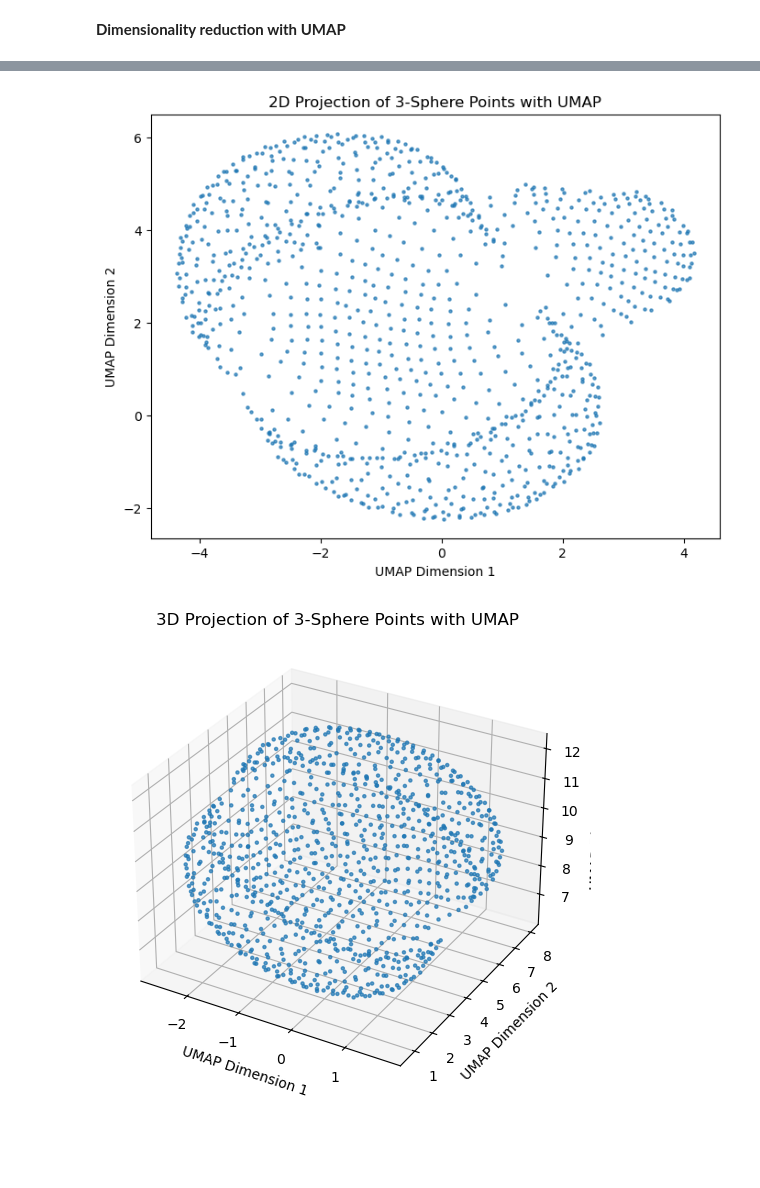
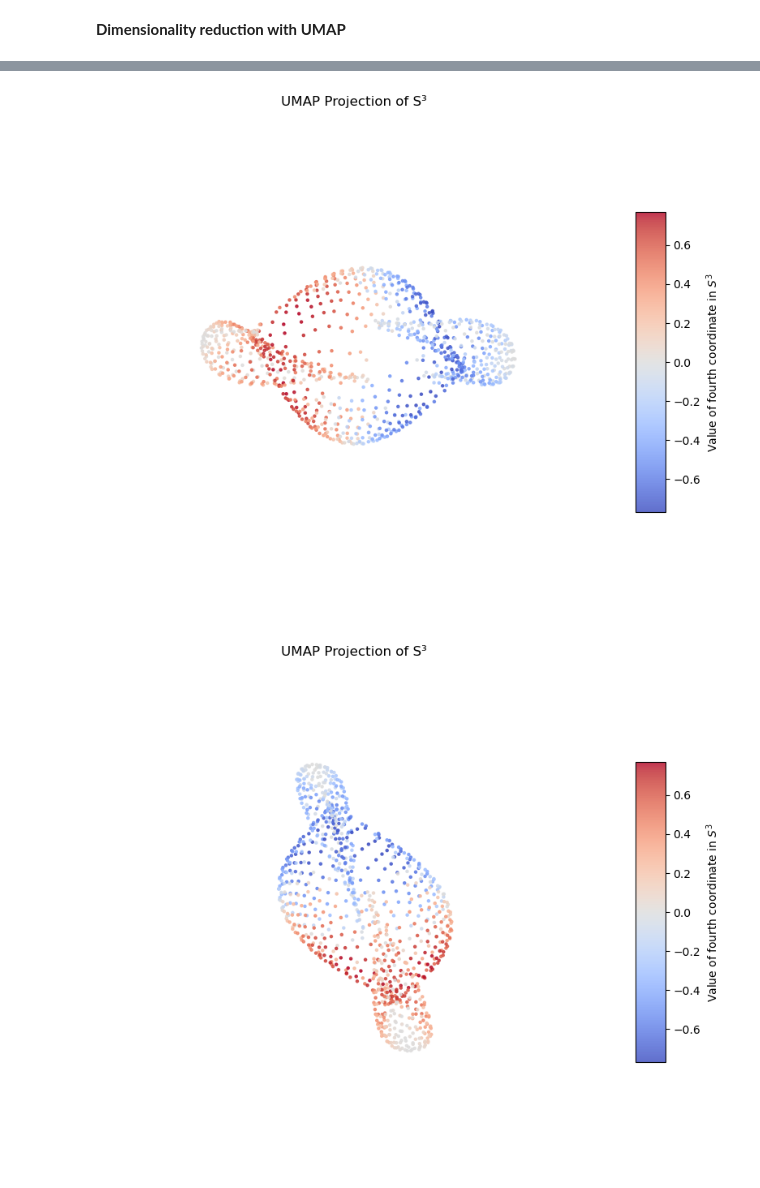
Before and after one commit to laurasaizz/Visualization-S3, a Jupyter notebook: umap3sphere.ipynb, the cells around one changed output, grey strips where cells are left out. Drawn from its saved outputs; the diff is of its cells as text; code cells hidden in the pictures; blank space fills up the shorter version.

```diff
--- a/umap3sphere.ipynb
+++ b/umap3sphere.ipynb
@@ -268,30 +109,16 @@ plt.show()
-# %%
-#large n_neighbors, large min_dist
-fg_embedding_2d = umap.UMAP(
-    n_components = 2, n_neighbors=100, learning_rate=0.5, init="random", min_dist=0.1
-).fit_transform(fibonaccigrid_sampled_points.data)
-
-# Plotting the 2D UMAP result
-plt.figure(figsize=(8, 6))
-plt.scatter(fg_embedding_2d[:, 0], fg_embedding_2d[:, 1], s=5, alpha=0.7)
-plt.xlabel('UMAP Dimension 1')
-plt.ylabel('UMAP Dimension 2')
-plt.title('2D Projection of 3-Sphere Points with UMAP')
-plt.show()
-
-fg_embedding_3d = umap.UMAP(
-    n_components = 3, n_neighbors=100, learning_rate=0.5, init="random", min_dist=0.1
-).fit_transform(fibonaccigrid_sampled_points.data)
-
-#Plotting the 3D UMAP result
-fig = plt.figure(figsize=(8, 6))
-ax = fig.add_subplot(111, projection='3d')
-ax.scatter(fg_embedding_3d[:, 0], fg_embedding_3d[:, 1], fg_embedding_3d[:, 2], s=5, alpha=0.7)
-ax.set_xlabel('UMAP Dimension 1')
-ax.set_ylabel('UMAP Dimension 2')
-ax.set_zlabel('UMAP Dimension 3')
-ax.set_title('3D Projection of 3-Sphere Points with UMAP')
-plt.show()
-# %% [output]
-[figure, removed]
-[figure, removed]
+# %%
+embedding3 = umap.UMAP(
+    n_components = 3, n_neighbors=20, learning_rate=0.5, init="random", min_dist=0.001
+).fit_transform(fibonaccigrid_sampled_points.data)
+
+plot_3d_umap_colored(embedding3, fibonaccigrid_sampled_points)
+# %% [output]
+[figure, added]
+# %%
+embedding4 = umap.UMAP(
+    n_components = 3, n_neighbors=20, learning_rate=0.5, init="random", min_dist=0.1
+).fit_transform(fibonaccigrid_sampled_points.data)
+
+plot_3d_umap_colored(embedding4, fibonaccigrid_sampled_points)
+# %% [output]
+[figure, added]
```
Also changed, not shown: parts of 22 cells of this notebook, 2 other files.
